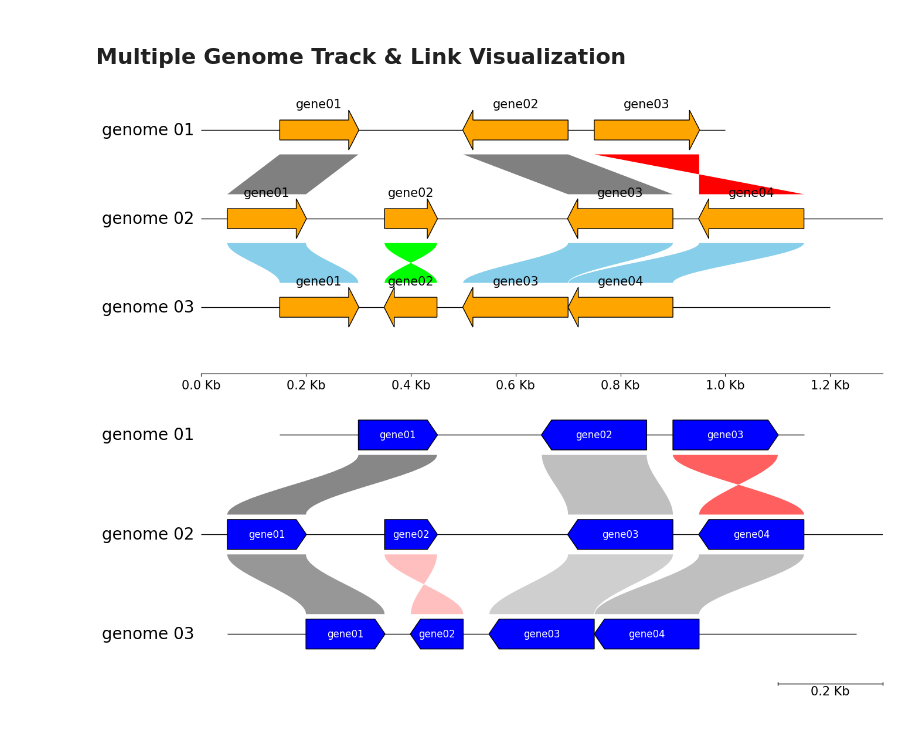
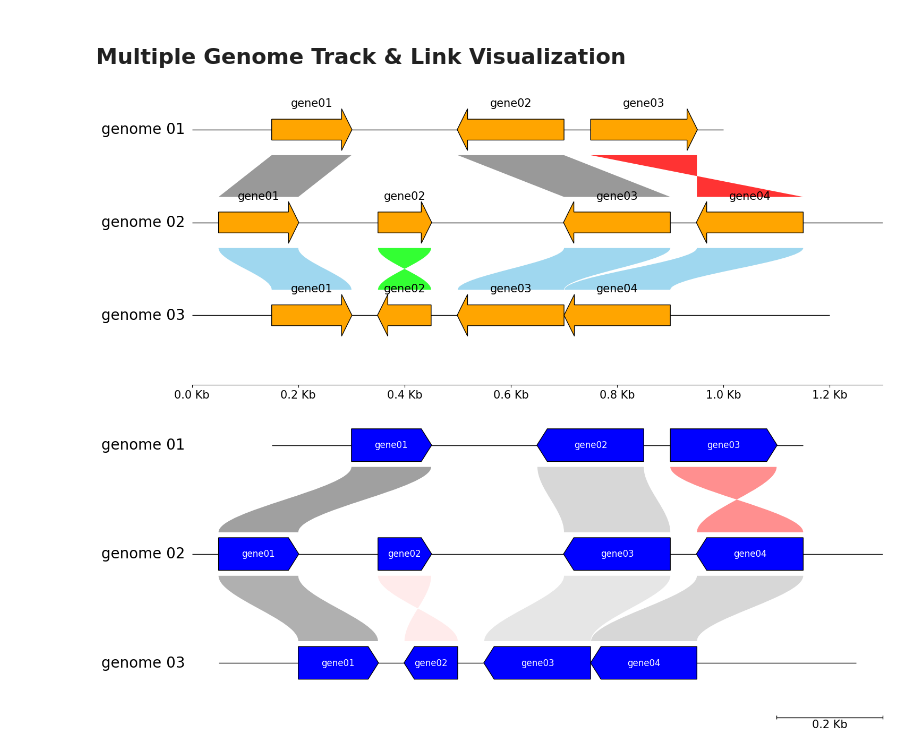
Before and after one commit to moshi4/pyGenomeViz, a Jupyter notebook: docs/examples/basic_example.ipynb, the cells around one changed output. Cells and saved outputs as stored; diff of their text form; code cells hidden in the pictures.

```diff
--- a/docs/examples/basic_example.ipynb
+++ b/docs/examples/basic_example.ipynb
@@ -95,9 +95,9 @@ gv.add_link(("genome 02", 350, 450), ("genome 03", 450, 350), normal_color="skyb
 gv.add_link(("genome 02", 900, 700), ("genome 03", 700, 500), normal_color="skyblue", inverted_color="lime", curve=True)
 gv.add_link(("genome 03", 900, 701), ("genome 02", 1150, 950), normal_color="skyblue", inverted_color="lime", curve=True)
 
-fig = gv.plotfig(dpi=100)
+fig = gv.plotfig()
 # %% [output]
-[figure, old version]
+[figure, new version]
 # %%
 from pygenomeviz import GenomeViz
 
@@ -125,33 +125,34 @@ for genome in genome_list:
             end,
             strand,
             label=f"gene{idx:02d}",
             labelsize=12,
             labelcolor="white",
             facecolor="blue",
             linewidth=1,
             labelrotation=0,
             labelvpos="center",
             labelhpos="center",
             labelha="center",
             arrow_shaft_ratio=1.0,
         )
 
 # Add links (link colors are interpolated by identity)
 links = [
     # Links between "genome 01" and "genome 02"
     {"link1": ("genome 01", 150, 300), "link2": ("genome 02", 50, 200), "identity": 95},
     {"link1": ("genome 01", 700, 500), "link2": ("genome 02", 900, 700), "identity": 60},
     {"link1": ("genome 01", 750, 950), "link2": ("genome 02", 1150, 950), "identity": 70},
     # Links between "genome 02" and "genome 03"
     {"link1": ("genome 02", 50, 200), "link2": ("genome 03", 150, 300), "identity": 85},
     {"link1": ("genome 02", 350, 450), "link2": ("genome 03", 450, 350), "identity": 40},
     {"link1": ("genome 02", 900, 700), "link2": ("genome 03", 700, 500), "identity": 50},
     {"link1": ("genome 03", 900, 701), "link2": ("genome 02", 1150, 950), "identity": 60},
 ]
+min_identity = min([link["identity"] for link in links])
 for link in links:
     link1, link2, identity = link["link1"], link["link2"], link["identity"]
-    gv.add_link(link1, link2, interpolation_value=identity, vmin=20, vmax=100, curve=True)
+    gv.add_link(link1, link2, v=identity, vmin=min_identity, curve=True)
 
-fig = gv.plotfig(dpi=100)
+fig = gv.plotfig()
 # %% [output]
-[figure, old version]
+[figure, new version]
```
Also changed, not shown: parts of 2 cells of this notebook, 6 other files.
